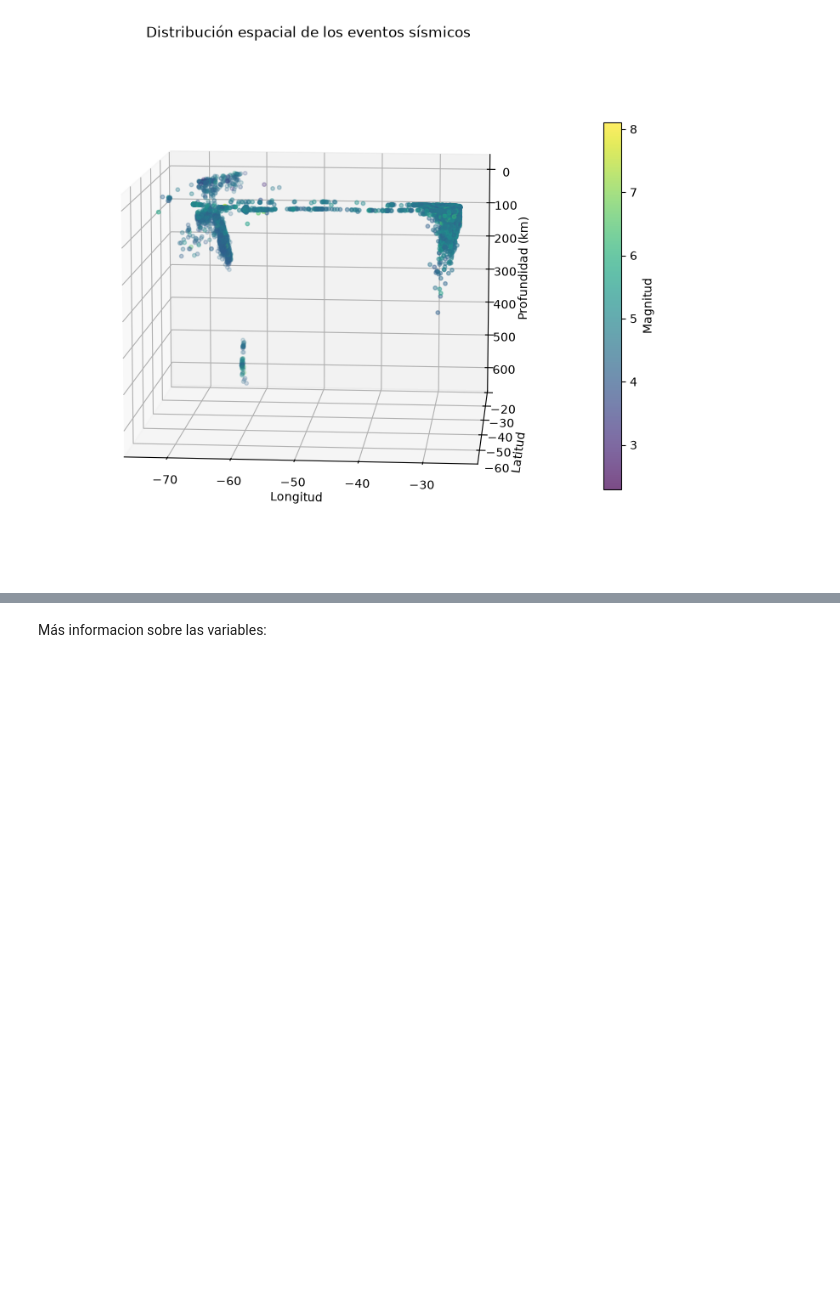
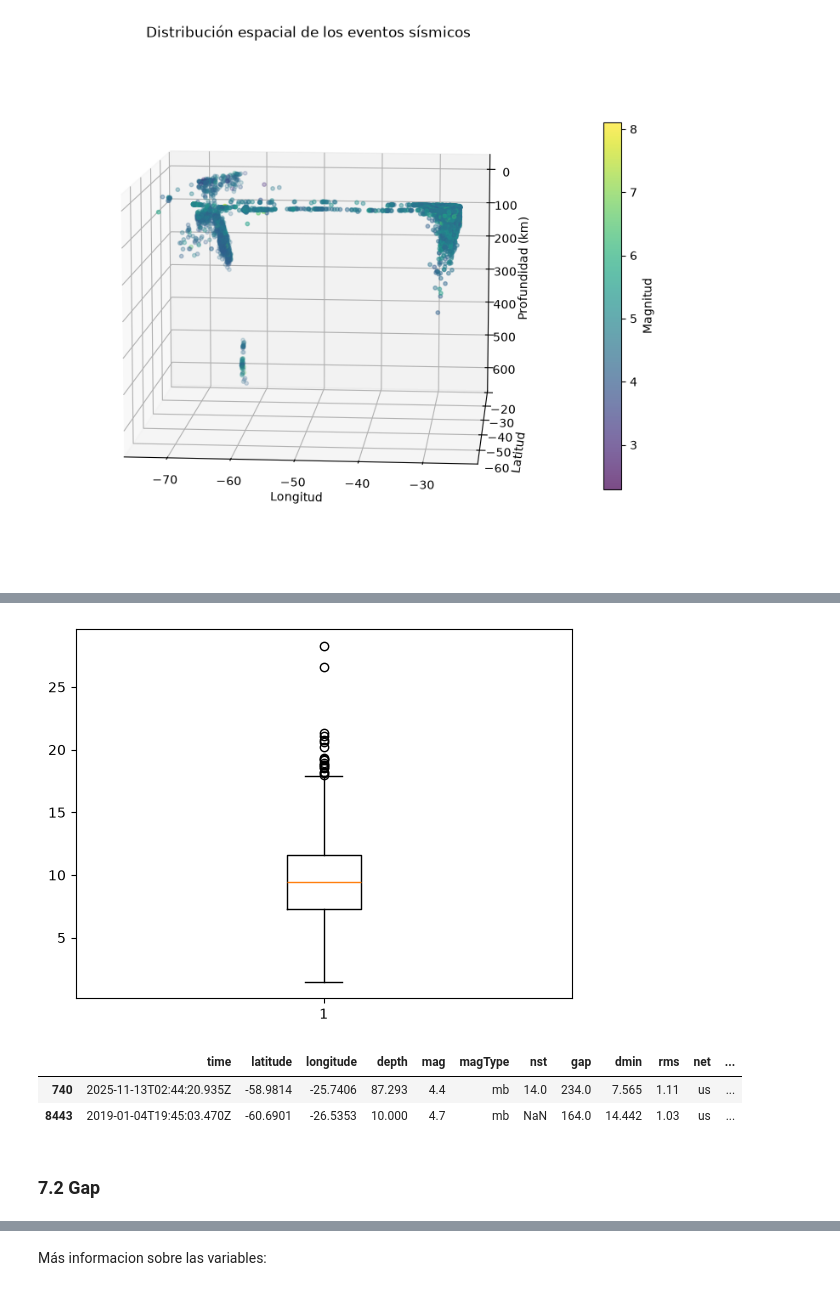
Before and after one commit to fer-gif/proyecto_ypf, a Jupyter notebook: notebooks/01_analisis_exploratorio.ipynb, the cells around one changed output, grey strips where cells are left out. Saved outputs shown, nothing was run; the diff lists cells and outputs as text; code cells hidden in the pictures; blank space fills up the shorter version.

```diff
--- a/notebooks/01_analisis_exploratorio.ipynb
+++ b/notebooks/01_analisis_exploratorio.ipynb
@@ -482,0 +731,14 @@ plt.show()
+# %%
+plt.boxplot(df_arg["horizontalError"].dropna())
+plt.show()
+# %% [output]
+[figure, added]
+# %%
+
+df_arg[(df_arg["horizontalError"]>=25)]
+# %% [output]
+|  | time | latitude | longitude | depth | mag | magType | nst | gap | dmin | rms | net | ... |
+| 740 | 2025-11-13T02:44:20.935Z | -58.9814 | -25.7406 | 87.293 | 4.4 | mb | 14.0 | 234.0 | 7.565 | 1.11 | us | ... |
+| 8443 | 2019-01-04T19:45:03.470Z | -60.6901 | -26.5353 | 10.000 | 4.7 | mb | NaN | 164.0 | 14.442 | 1.03 | us | ... |
+# %% [markdown]
+### 7.2 Gap
```
Also changed, not shown: parts of 114 cells of this notebook.
